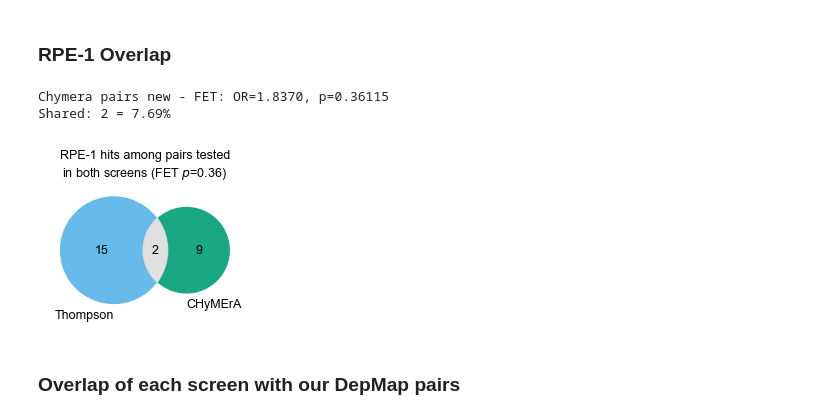
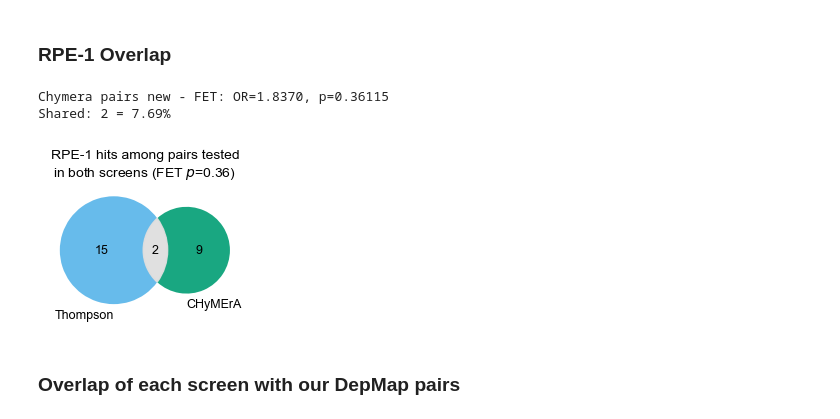
Before and after one commit to DeKegel/paralog_SL_prediction, a Jupyter notebook: 2_data_analysis/01_compare_GI_screens.ipynb, the cells around one changed output. Saved outputs shown, nothing was run; the diff lists cells and outputs as text; code cells hidden in the pictures.

```diff
--- a/2_data_analysis/01_compare_GI_screens.ipynb
+++ b/2_data_analysis/01_compare_GI_screens.ipynb
@@ -518,24 +518,24 @@ Parrish/Chymera - FET: OR=7.6949, p=0.00000005
 # %%
 f, ax = plt.subplots(1, 1, figsize=(2.5,1.8))
 
 df = pd.merge(thompson_pairs[['sorted_gene_pair','RPE_SL']], chymera_pairs[['sorted_gene_pair','rpe1_SL']])
 ctab = pd.crosstab(df.RPE_SL, df.rpe1_SL)
 OR, pval = stats.fisher_exact(ctab)
 print('Chymera pairs new - FET: OR=%.4f, p=%.5f' % (OR, pval))
 print('Shared: %d = %.2f%%' % (df[df.RPE_SL & df.rpe1_SL].shape[0],
                                df[df.RPE_SL & df.rpe1_SL].shape[0]/df[df.RPE_SL|df.rpe1_SL].shape[0]*100))
 
 v = venn2([set(df[df.RPE_SL].sorted_gene_pair), set(df[df.rpe1_SL].sorted_gene_pair)], ['Thompson','CHyMErA'], ax=ax,
           alpha=0.9, set_colors=[data_palette[2], data_palette[5]])
 v.get_patch_by_id('11').set_color('#ddd')
 for text in v.set_labels: text.set_fontsize(9)
-_=ax.set_title('RPE-1 hits among pairs tested\nin both screens (FET $p$=%.2f)' % (pval), fontsize=9)
+_=ax.set_title('RPE-1 hits among pairs tested\nin both screens (FET $p$=%.2f)' % (pval), fontsize=10)
 
 f.savefig("../figures/for_paper/rpe1_overlap_venn.svg", bbox_inches="tight", dpi=300)
 # %% [output]
 Chymera pairs new - FET: OR=1.8370, p=0.36115
 Shared: 2 = 7.69%
-[figure, old version]
+[figure, new version]
 # %% [markdown]
 ### Overlap of each screen with our DepMap pairs
 # %%
```
Also changed, not shown: parts of 2 cells of this notebook, 6 other files.
